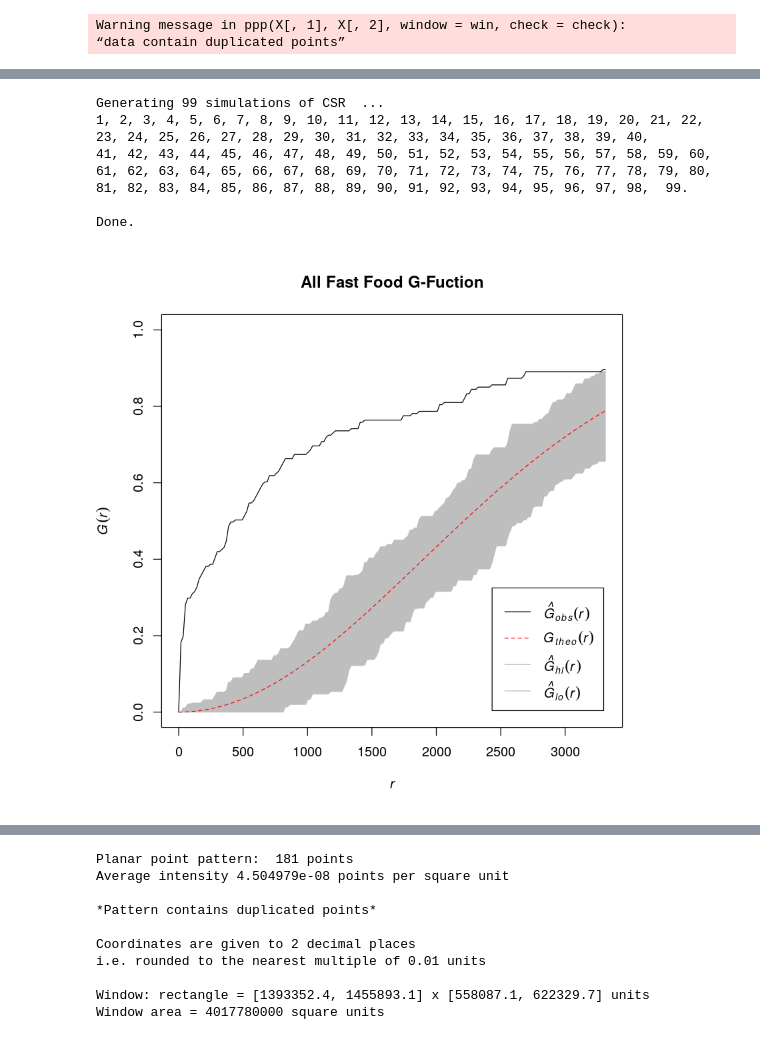
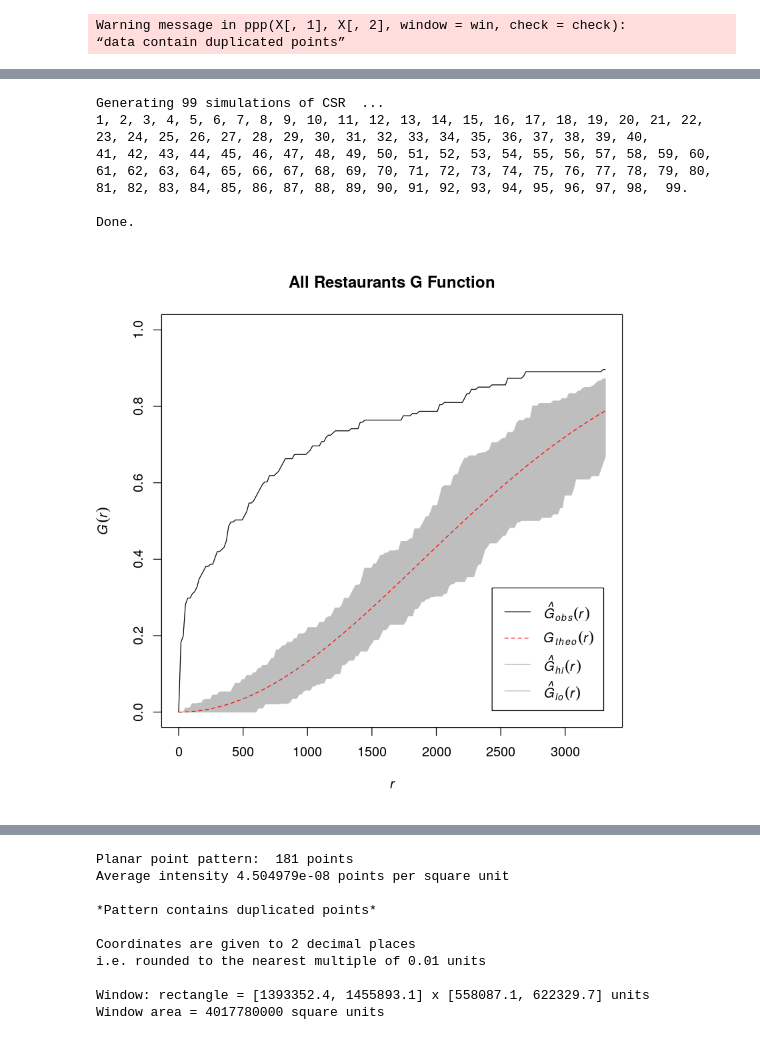
Before and after one commit to joshgoldman4/food-network, a Jupyter notebook: food network/fast food.ipynb, the cells around one changed output, grey strips where cells are left out. Saved outputs shown, nothing was run; the diff lists cells and outputs as text; code cells hidden in the pictures.

```diff
--- a/food network/fast food.ipynb
+++ b/food network/fast food.ipynb
@@ -130,11 +143,11 @@ Warning message in ppp(X[, 1], X[, 2], window = win, check = check):
 # %%
-plot(envelope(FF0, Gest), ylim=c(0,1), main="All Fast Food G-Fuction")
+plot(envelope(FF0, Gest), ylim=c(0,1), main="All Restaurants G Function")
 # %% [output]
 Generating 99 simulations of CSR  ...
 1, 2, 3, 4, 5, 6, 7, 8, 9, 10, 11, 12, 13, 14, 15, 16, 17, 18, 19, 20, 21, 22, 23, 24, 25, 26, 27, 28, 29, 30, 31, 32, 33, 34, 35, 36, 37, 38, 39, 40,
 41, 42, 43, 44, 45, 46, 47, 48, 49, 50, 51, 52, 53, 54, 55, 56, 57, 58, 59, 60, 61, 62, 63, 64, 65, 66, 67, 68, 69, 70, 71, 72, 73, 74, 75, 76, 77, 78, 79, 80,
 81, 82, 83, 84, 85, 86, 87, 88, 89, 90, 91, 92, 93, 94, 95, 96, 97, 98,  99.
 
 Done.
-[figure, old version]
+[figure, new version]
 # %%
```
Also changed, not shown: parts of 7 cells of this notebook.
